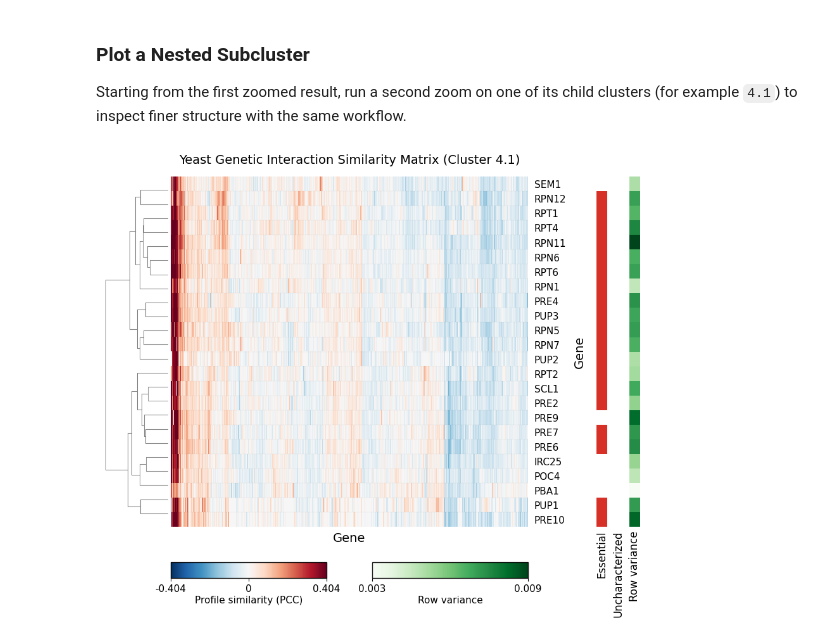
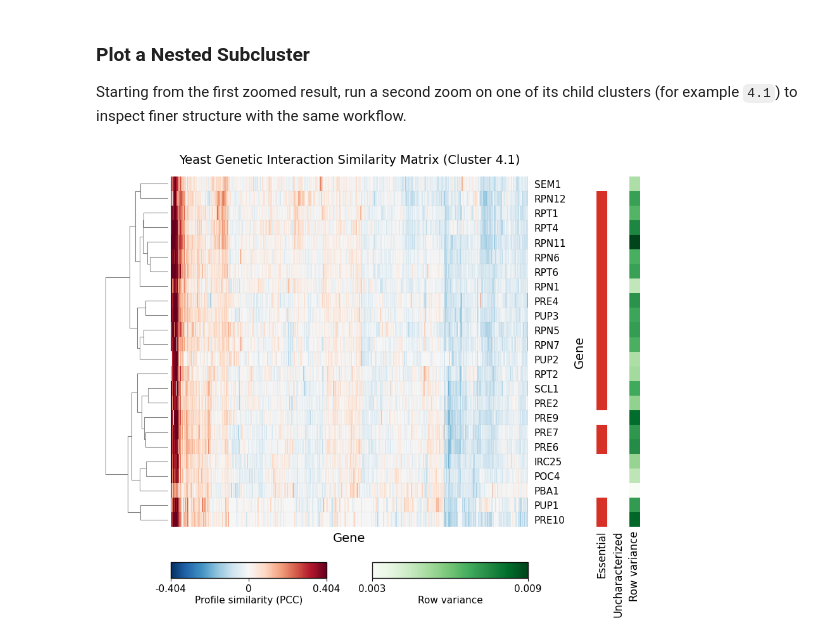
Before and after one commit to himalayas-base/himalayas-docs, a Jupyter notebook: notebooks/quickstart.ipynb, the cells around one changed output. Saved outputs shown, nothing was run; the diff lists cells and outputs as text; code cells hidden in the pictures.

```diff
--- a/notebooks/quickstart.ipynb
+++ b/notebooks/quickstart.ipynb
@@ -148,7 +148,7 @@ def load_uncharacterized_orfs(path: Path) -> set[str]:
 
 def map_essential_genes(genes, essential_orfs: set[str]):
     """
-    Maps genes to essential/nonessential labels and return label->color mapping.
+    Maps genes to essential/nonessential labels and returns a label-to-color mapping.
     """
     gene_map = build_binary_gene_map(
         genes,
@@ -170,7 +170,7 @@ def map_uncharacterized_genes(
     neg_label: str = "characterized",
 ):
     """
-    Maps genes to uncharacterized/characterized labels and return label->color mapping.
+    Maps genes to uncharacterized/characterized labels and returns a label-to-color mapping.
     """
     gene_map = build_binary_gene_map(
         genes,
@@ -229,6 +229,8 @@ Build the core objects, run hierarchical clustering, test enrichment across dend
 # %%
 # Run clustering/enrichment and prepare optional cluster labels
 
+LINKAGE_METHOD = "ward"
+LINKAGE_METRIC = "euclidean"
 LINKAGE_THRESHOLD = 16
 
 matrix = Matrix(DF)
@@ -237,13 +239,13 @@ annotations = Annotations(go_bp, matrix)
 analysis = (
     Analysis(matrix, annotations)
     .cluster(
-        linkage_method="ward",
-        linkage_metric="euclidean",
+        linkage_method=LINKAGE_METHOD,
+        linkage_metric=LINKAGE_METRIC,
         linkage_threshold=LINKAGE_THRESHOLD,
         min_cluster_size=30,
     )
     .enrich(min_overlap=2)
-    .finalize(col_cluster=True, add_qvalues=True)
+    .finalize(col_cluster=True)
 )
 
 results = analysis.results
@@ -252,7 +254,11 @@ results = analysis.results
 results_sig = results.filter("qval <= 0.05")
 
 # Optional post-hoc label table for inspection/export
-cluster_labels = results_sig.cluster_labels(label_mode="top_term")
+cluster_labels = results_sig.cluster_labels(
+    rank_by="p",
+    label_mode="top_term",
+    max_words=6,
+)
 
 print(f"All enriched rows: {len(results.df):,}")
 print(f"Significant rows (q<=0.05): {len(results_sig.df):,}")
@@ -556,6 +568,8 @@ def run_zoom_analysis(
     cluster_id,
     go_bp,
     linkage_threshold,
+    linkage_method="ward",
+    linkage_metric="euclidean",
     background_matrix,
     min_cluster_size=6,
     min_overlap=2,
@@ -572,13 +586,13 @@ def run_zoom_analysis(
     zoom_analysis = (
         Analysis(zoom_matrix, zoom_annotations)
         .cluster(
-            linkage_method="ward",
-            linkage_metric="euclidean",
+            linkage_method=linkage_method,
+            linkage_metric=linkage_metric,
             linkage_threshold=linkage_threshold,
             min_cluster_size=min_cluster_size,
         )
         .enrich(min_overlap=min_overlap, background=background_matrix)
-        .finalize(col_cluster=True, add_qvalues=True)
+        .finalize(col_cluster=True)
     )
     zoom_results = zoom_analysis.results
     zoom_results_sig = zoom_results.filter(f"qval <= {qval_cutoff}")
@@ -598,6 +612,8 @@ zoom_matrix, zoom_results, zoom_results_sig = run_zoom_analysis(
     cluster_id=CLUSTER_ID,
     go_bp=go_bp,
     linkage_threshold=ZOOM_LINKAGE_THRESHOLD,
+    linkage_method=LINKAGE_METHOD,
+    linkage_metric=LINKAGE_METRIC,
     background_matrix=matrix,
     min_cluster_size=6,
 )
@@ -621,7 +637,7 @@ plotter = (
     )
     .plot_dendrogram(
         axes=[0.06, 0.16, 0.09, 0.79],
-        data_pad=1,
+        data_pad=0.5,
         color="#888888",
         linewidth=0.75,
     )
@@ -649,6 +665,8 @@ plotter = (
         text_pad=0.02,
     )
     .plot_cluster_labels(
+        rank_by="p",
+        label_mode="top_term",
         max_words=24,
         wrap_text=True,
         wrap_width=40,
@@ -772,6 +790,8 @@ subcluster_matrix, subcluster_results, subcluster_results_sig = run_zoom_analysi
     cluster_id=SUBCLUSTER_ID,
     go_bp=go_bp,
     linkage_threshold=SUBCLUSTER_LINKAGE_THRESHOLD,
+    linkage_method=LINKAGE_METHOD,
+    linkage_metric=LINKAGE_METRIC,
     min_cluster_size=2,
     background_matrix=matrix,
 )
@@ -795,7 +815,7 @@ plotter = (
     )
     .plot_dendrogram(
         axes=[0.06, 0.16, 0.09, 0.79],
-        data_pad=1,
+        data_pad=0.5,
         color="#888888",
         linewidth=0.75,
     )
@@ -873,31 +893,31 @@ plotter = (
         cmap="RdBu_r",
         norm=Normalize(-vlim, vlim),
         label="Profile similarity (PCC)",
         ticks=[-vlim, 0, vlim],
     )
     .add_colorbar(
         name="row_variance",
         cmap="Greens",
         norm=Normalize(subcluster_row_variance_min, subcluster_row_variance_max),
         label="Row variance",
         ticks=[subcluster_row_variance_min, subcluster_row_variance_max],
     )
     .plot_colorbars(
         ncols=2,
         height=0.035,
         gap=0.08,
         hpad=0.06,
         vpad=0.09,
         fontsize=11,
         font="DejaVu Sans",
         color=LABEL_COLOR,
         border_color=LABEL_COLOR,
         border_width=1.0,
         border_alpha=0.9,
         tick_decimals=3,
     )
 )
 
 plotter.show()
 # %% [output]
-[figure, old version]
+[figure, new version]
```
Also changed, not shown: parts of 4 cells of this notebook, 2 other files.
